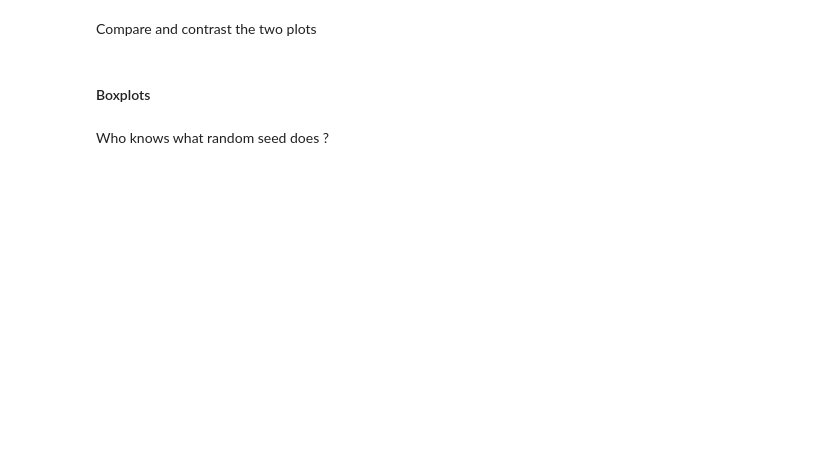
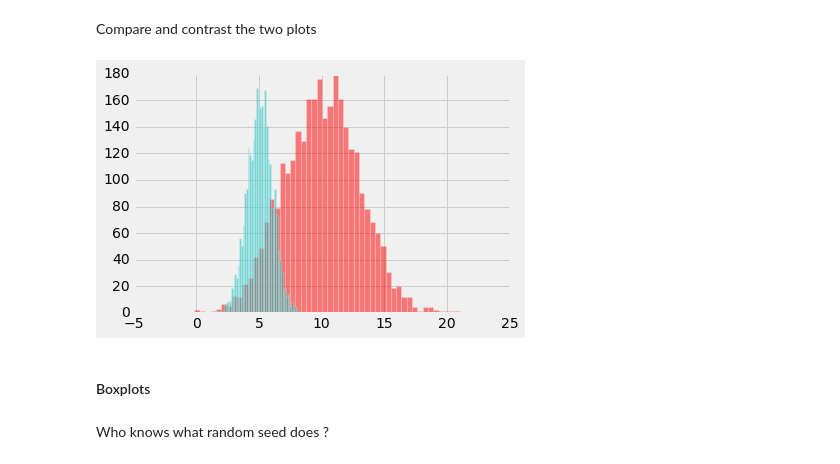
Before and after one commit to eric-sf/DS-SF-40, a Jupyter notebook: notebooks/Pandas 2 and Plotting (In class).ipynb, the cells around one changed output. Drawn from its saved outputs; the diff is of its cells as text; code cells hidden in the pictures; blank space fills up the shorter version.

```diff
--- a/notebooks/Pandas 2 and Plotting (In class).ipynb
+++ b/notebooks/Pandas 2 and Plotting (In class).ipynb
@@ -600,5 +583,11 @@ plt.figure(figsize=(9, 8))
 # %% [markdown]
 Compare and contrast the two plots
+# %%
+#plt.subplot(1, 2, 2)
+plt.hist(a, bins=50, color="r", alpha =.5);
+plt.hist(b, bins=50, color="c", alpha = .5);
+# %% [output]
+[figure, added]
 # %% [markdown]
 #### Boxplots
 # %%
```
Also changed, not shown: parts of 33 cells of this notebook, 7 other files.
